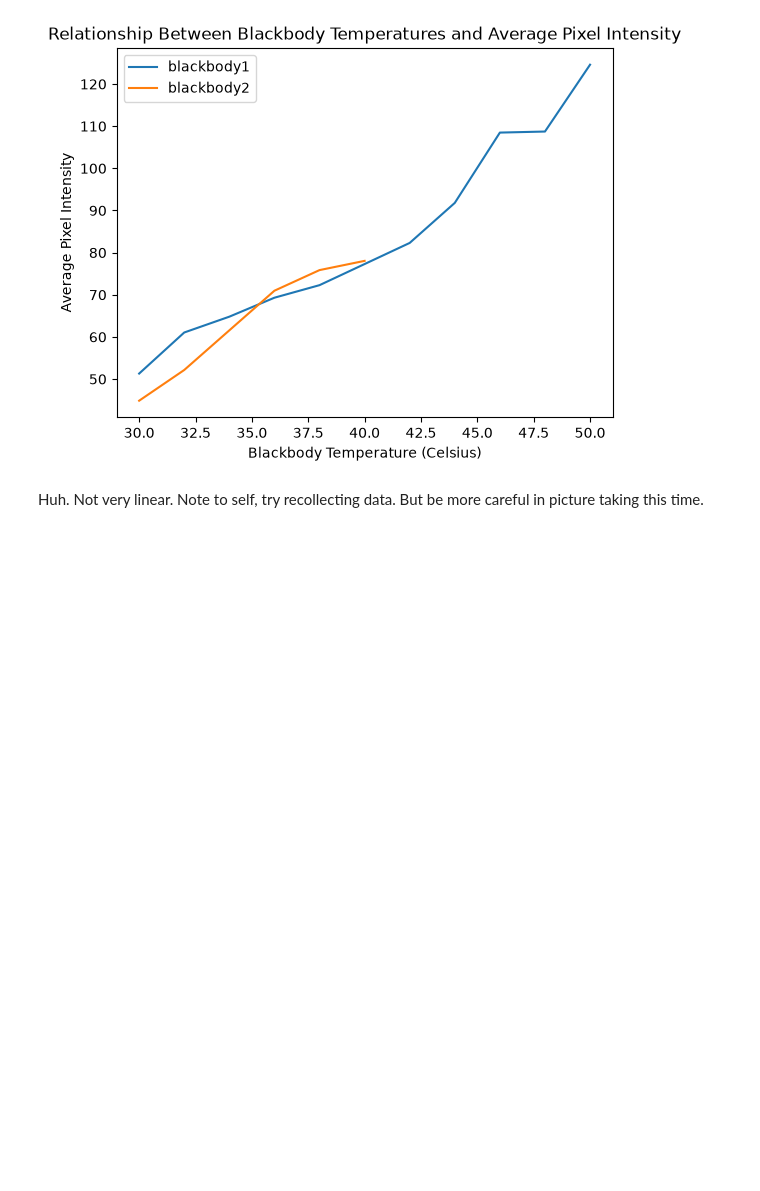
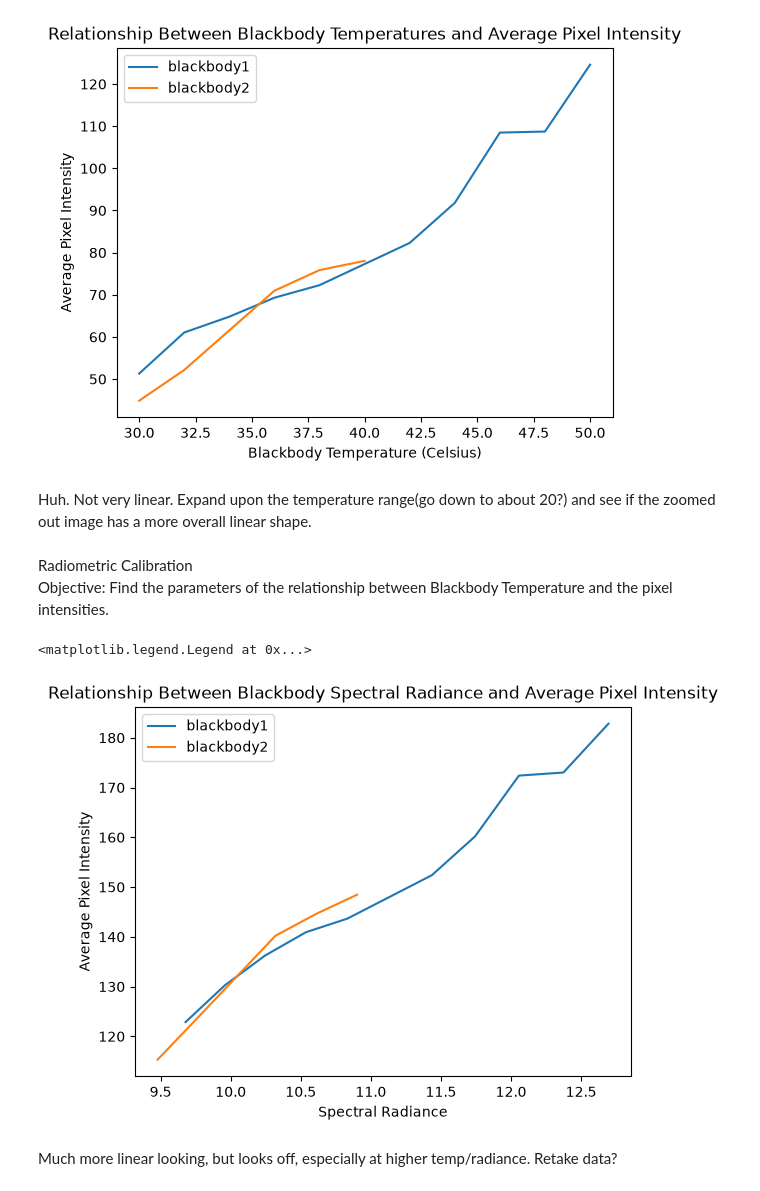
Before and after one commit to justinvmito/ANAFI_Calibration, a Jupyter notebook: plot_curve.ipynb, the cells around one changed output. Drawn from its saved outputs; the diff is of its cells as text; code cells hidden in the pictures; blank space fills up the shorter version.

Commit message:
11/25 Progress
Added functions to convert temperature to radiance, which should be more linearly associated with avg intensities.

```diff
--- a/plot_curve.ipynb
+++ b/plot_curve.ipynb
@@ -80,4 +82,55 @@ ax.legend()
 <matplotlib.legend.Legend at 0x...>
 [figure]
 # %% [markdown]
-Huh. Not very linear. Note to self, try recollecting data. But be more careful in picture taking this time.
+Huh. Not very linear. Expand upon the temperature range(go down to about 20?) and see if the zoomed out image has a more overall linear shape.
+# %% [markdown]
+Radiometric Calibration <br>
+Objective: Find the parameters of the relationship between Blackbody Temperature and the pixel intensities.
+# %%
+import math
+# Convert from temperature to radiance
+
+# Convert temperature from celsius to kelvin, for calculations
+def CtoK (tCelsius):
+    return tCelsius + 273.15
+
+def CtoRadiance (tCelsius, emissivity):
+    # emissivity is the emissivity of the blackbody. The IndigoVision Model 69671 should have emissivity of 0.97 (+-0.01)
+    # Flir Lepton 3.5 (ANAFI Thermal camera) is has spectral band of 8-14 micrometers, so it is assumed here that it is 11 micrometers.
+    tKelvin = CtoK (tCelsius)
+    wavelength = 11
+    return (emissivity * 1.19e8)/ ((math.exp(1.44e4 / (wavelength * tKelvin)) - 1) * wavelength**5)
+# %%
+blackbodies = ['blackbody1', 'blackbody2']
+identifiers = ['IV', 'ICI']
+labels = ['Indigovision 69671', 'ICI HT40B']
+emissivities = [0.97, 0.95]                     # More accurately 0.97 +- 0.01 and 0.95 +- 0.02
+fig, ax = plt.subplots()
+for blackbody in blackbodies:
+    datapoints = np.empty((0, 2))
+    path = data_path + "/" + blackbody
+    for file in os.listdir(path):
+        if file.endswith('.JPG'):                               # The ANAFI's thermal images are in .jpg format
+            file = os.path.splitext(file)[0]
+            emissivity = -1
+            for i in range(len(identifiers)) :
+                if identifiers[i] in file:
+                    emissivity = emissivities[i]
+            if emissivity == -1:
+                print('Error: identifier not found for file ', file)
+            x = file.partition('C')[0]                          # Get the temperature part of the filename
+            x = float(x[:-1] + '.' + x[-1:])                    # Convert to float representation
+            x = CtoRadiance (x, emissivity)
+            y = readImage('%s/%s.jpg' % (path,file))            # Get the image's avg pixel intensity
+            datapoints = np.vstack([datapoints, np.array([x, y])])    # Add the (temperature, avg intensity) tuple to the array of plot points
+    ax.plot(datapoints[:, 0], datapoints[:, 1], label = blackbody)
+
+ax.set_title('Relationship Between Blackbody Spectral Radiance and Average Pixel Intensity')
+ax.set_xlabel('Spectral Radiance')
+ax.set_ylabel('Average Pixel Intensity')
+ax.legend()
+# %% [output]
+<matplotlib.legend.Legend at 0x...>
+[figure, added]
+# %% [markdown]
+Much more linear looking, but looks off, especially at higher temp/radiance. Retake data?
```
Also changed, not shown: parts of 2 cells of this notebook, 2 other files.
